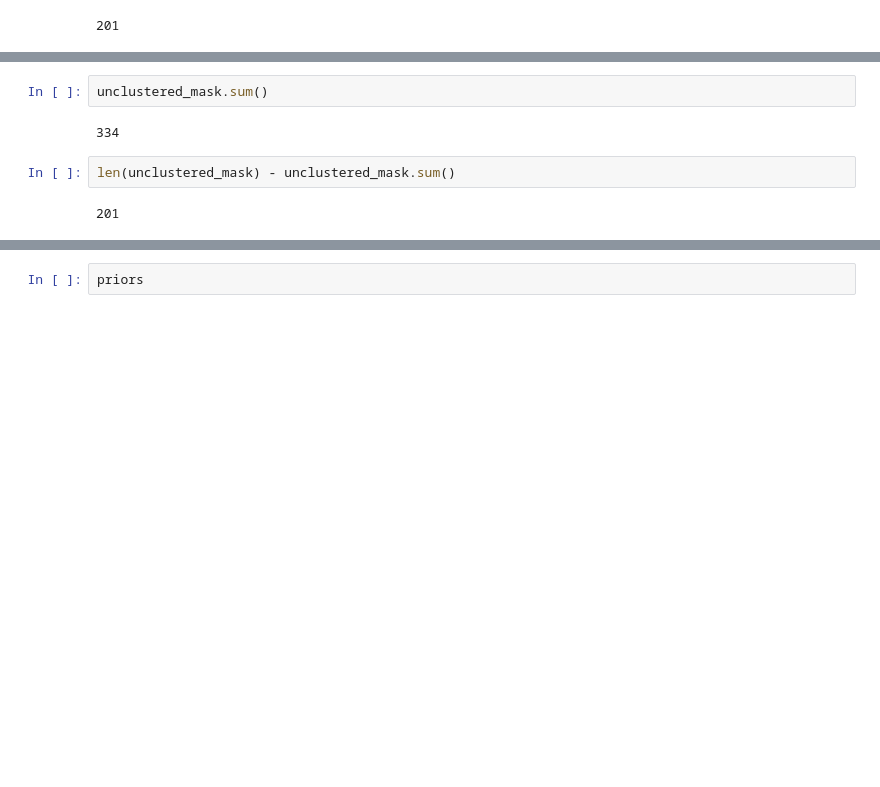
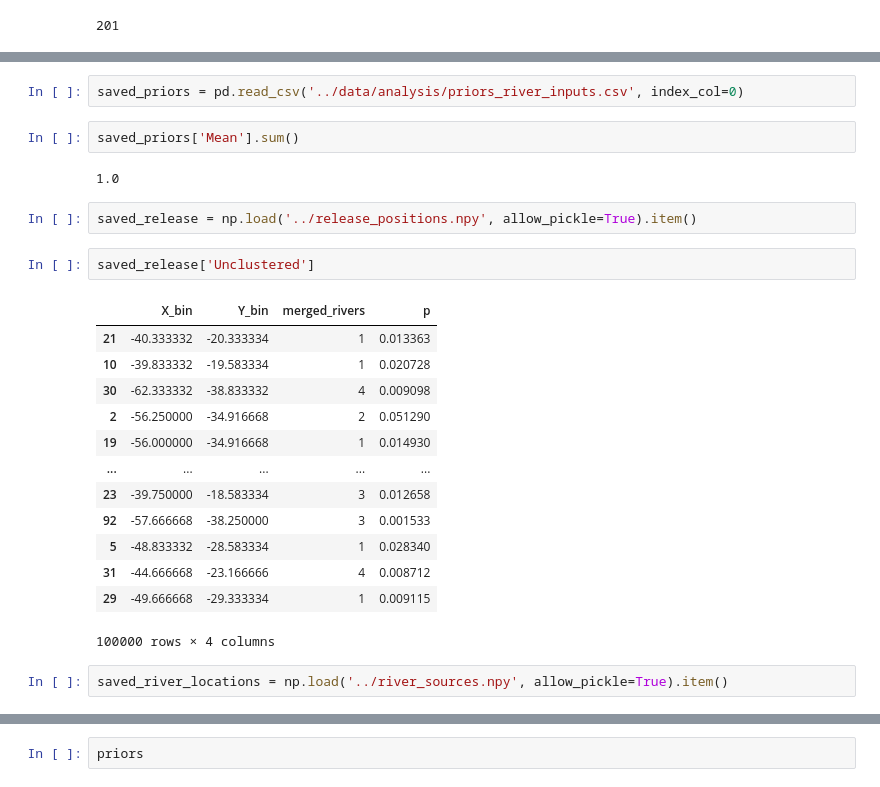
Before and after one commit to OceanParcels/BayesianAnalysis_SouthAtlantic, a Jupyter notebook: notebooks/Standard_method_release_particles_from_river_locations.ipynb, the cells around one changed output, grey strips where cells are left out. Saved outputs shown, nothing was run; the diff lists cells and outputs as text; blank space fills up the shorter version.

Commit message:
Set up script for unclustered simulations. Ready for gemini

```diff
--- a/notebooks/Standard_method_release_particles_from_river_locations.ipynb
+++ b/notebooks/Standard_method_release_particles_from_river_locations.ipynb
@@ -767,8 +671,26 @@ unclustered['emissions'].sum()/total_SA
-# %%
-unclustered_mask.sum()
-# %% [output]
-334
-# %%
-len(unclustered_mask) - unclustered_mask.sum()
-# %% [output]
-201
+# %%
+saved_priors = pd.read_csv('../data/analysis/priors_river_inputs.csv', index_col=0)
+# %%
+saved_priors['Mean'].sum()
+# %% [output]
+1.0
+# %%
+saved_release = np.load('../release_positions.npy', allow_pickle=True).item()
+# %%
+saved_release['Unclustered']
+# %% [output]
+|  | X_bin | Y_bin | merged_rivers | p |
+| 21 | -40.333332 | -20.333334 | 1 | 0.013363 |
+| 10 | -39.833332 | -19.583334 | 1 | 0.020728 |
+| 30 | -62.333332 | -38.833332 | 4 | 0.009098 |
+| 2 | -56.250000 | -34.916668 | 2 | 0.051290 |
+| 19 | -56.000000 | -34.916668 | 1 | 0.014930 |
+| ... | ... | ... | ... | ... |
+| 23 | -39.750000 | -18.583334 | 3 | 0.012658 |
+| 92 | -57.666668 | -38.250000 | 3 | 0.001533 |
+| 5 | -48.833332 | -28.583334 | 1 | 0.028340 |
+| 31 | -44.666668 | -23.166666 | 4 | 0.008712 |
+| 29 | -49.666668 | -29.333334 | 1 | 0.009115 |
+100000 rows × 4 columns
+# %%
+saved_river_locations = np.load('../river_sources.npy', allow_pickle=True).item()
```
Also changed, not shown: parts of 33 cells of this notebook, 1 other file.
